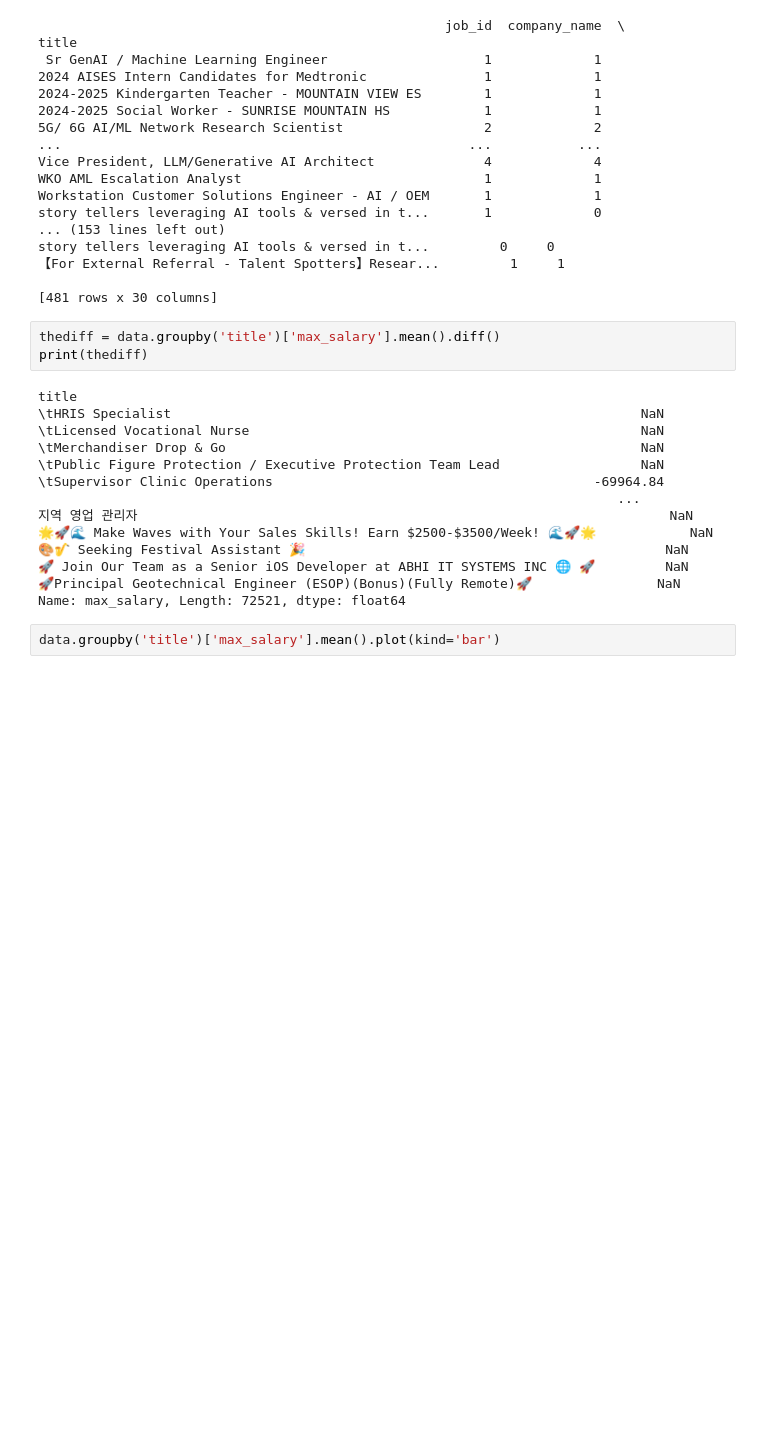
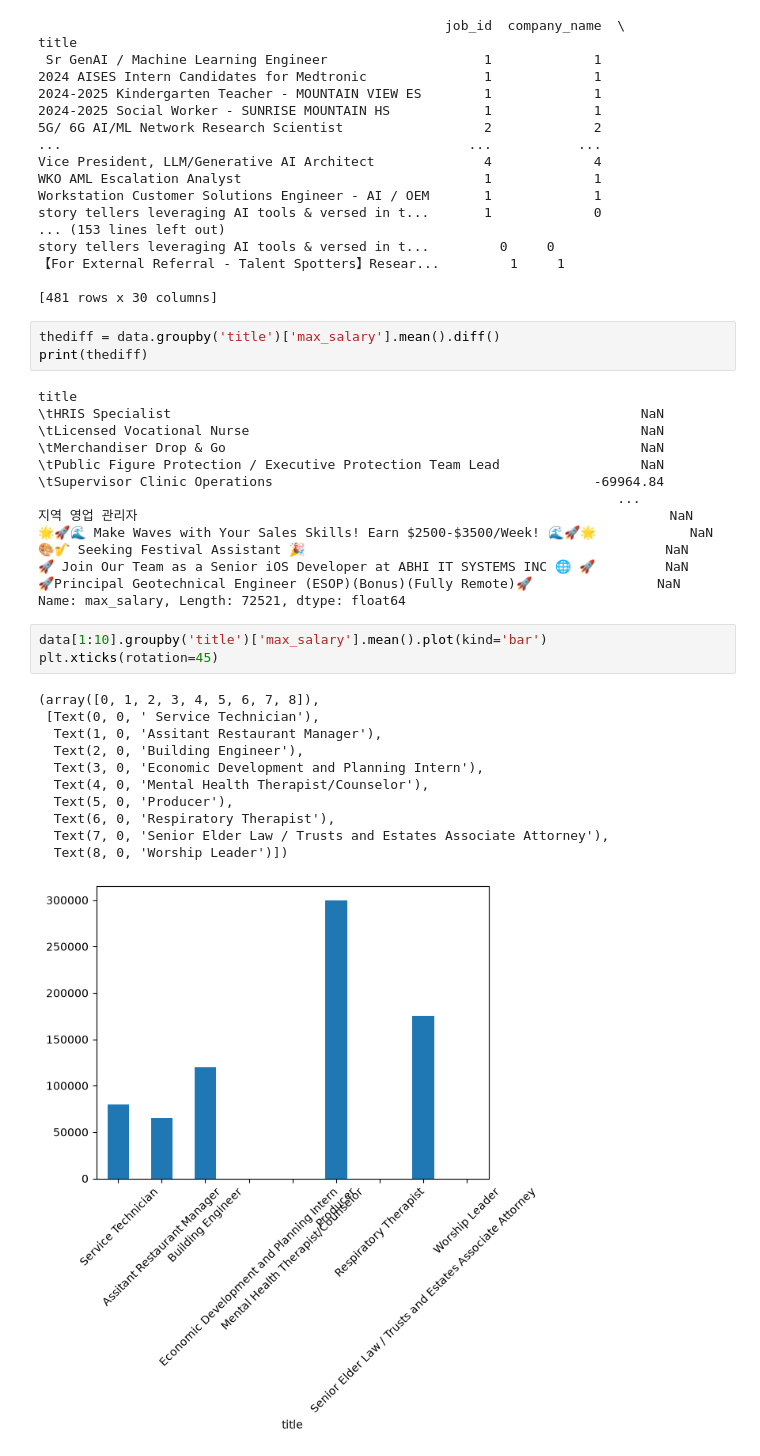
Before and after one commit to anhquang2605/Python-Learning, a Jupyter notebook: day12.ipynb, the cells around one changed output. Saved outputs shown, nothing was run; the diff lists cells and outputs as text; blank space fills up the shorter version.

```diff
--- a/day12.ipynb
+++ b/day12.ipynb
@@ -149,4 +149,17 @@ title
 🚀Principal Geotechnical Engineer (ESOP)(Bonus)(Fully Remote)🚀                NaN
 Name: max_salary, Length: 72521, dtype: float64
 # %%
-data.groupby('title')['max_salary'].mean().plot(kind='bar')
+data[1:10].groupby('title')['max_salary'].mean().plot(kind='bar')
+plt.xticks(rotation=45)
+# %% [output]
+(array([0, 1, 2, 3, 4, 5, 6, 7, 8]),
+ [Text(0, 0, ' Service Technician'),
+  Text(1, 0, 'Assitant Restaurant Manager'),
+  Text(2, 0, 'Building Engineer'),
+  Text(3, 0, 'Economic Development and Planning Intern'),
+  Text(4, 0, 'Mental Health Therapist/Counselor'),
+  Text(5, 0, 'Producer'),
+  Text(6, 0, 'Respiratory Therapist'),
+  Text(7, 0, 'Senior Elder Law / Trusts and Estates Associate Attorney'),
+  Text(8, 0, 'Worship Leader')])
+[figure, added]
```
Also changed, not shown: parts of 1 cell of this notebook.
